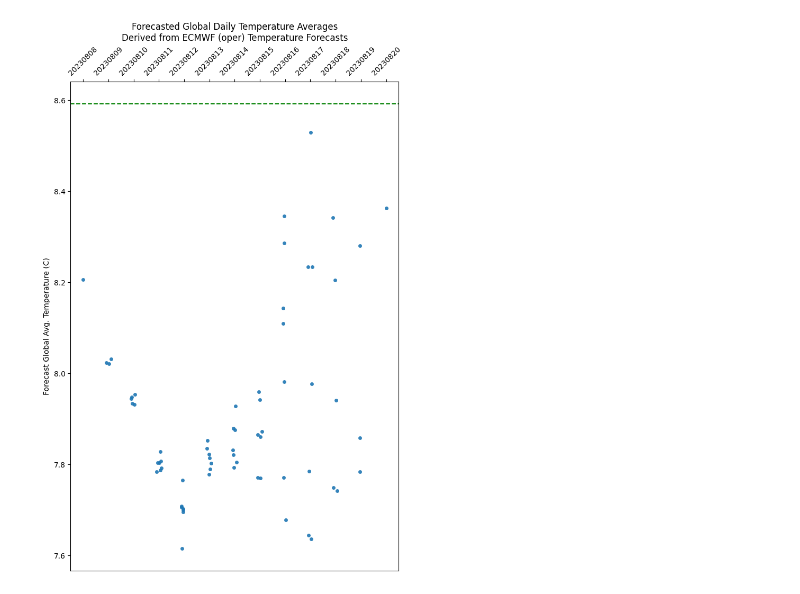
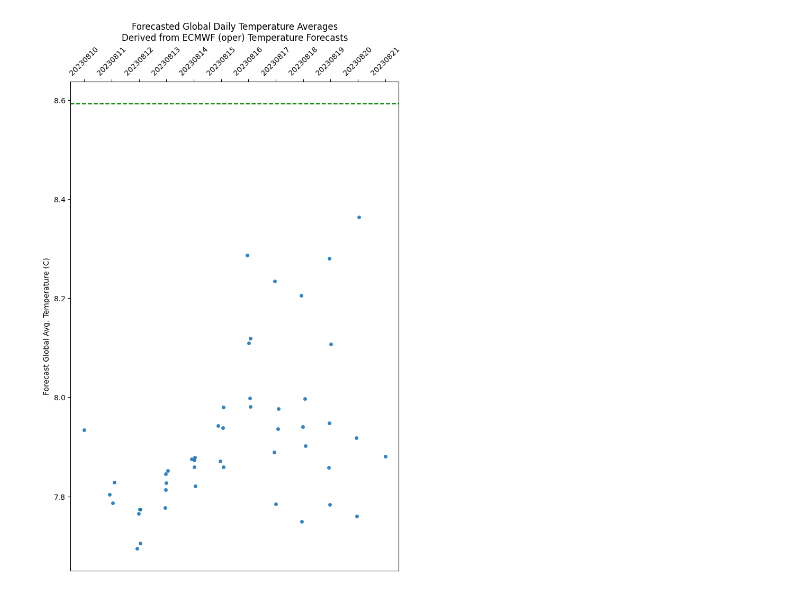
Before and after one commit to JRPdata/hot-july, a Jupyter notebook: ecmwf/ecmwf.ipynb, the cells around one changed output. Saved outputs shown, nothing was run; the diff lists cells and outputs as text; code cells hidden in the pictures.

```diff
--- a/ecmwf/ecmwf.ipynb
+++ b/ecmwf/ecmwf.ipynb
@@ -233,33 +233,33 @@ def graph_strip_plot(forecast, record):
 
 forecast = {}
 # exclude forecasts (base date) older than this day, or set to None for ALL
-min_forecast_day = "2023-08-08"
+min_forecast_day = "2023-08-10"
 
 # append all the (valid forecast) days' data from all (base day) forecasts
 for base_date_short, complete_day_average in complete_day_averages.items():
     # each forecast has a set of forecast dates
     # use if want to prune old forecasts
     base_day = short_str_to_date(base_date_short)
 
     # Date to compare in the format YYYY-MM-DD
     if min_forecast_day:
         compare_day = datetime.strptime(min_forecast_day, "%Y-%m-%d")
     else:
         compare_day = None
 
     # Compare the dates
     if not compare_day or compare_day <= base_day:
         for valid_day, forecast_average in complete_day_average.items():
             day_str = valid_day
             if day_str not in forecast:
                 forecast[day_str] = []
             temps = forecast[day_str]
             temps.append(forecast_average)
             forecast[day_str] = temps
 
 #print(forecast)
 # CFSR record was on August 2. GEFS forecast from previous day was 8.592
 record = 8.592
 graph_strip_plot(forecast, record)
 # %% [output]
-[figure, old version]
+[figure, new version]
```
Also changed, not shown: parts of 1 cell of this notebook, 3 other files.
